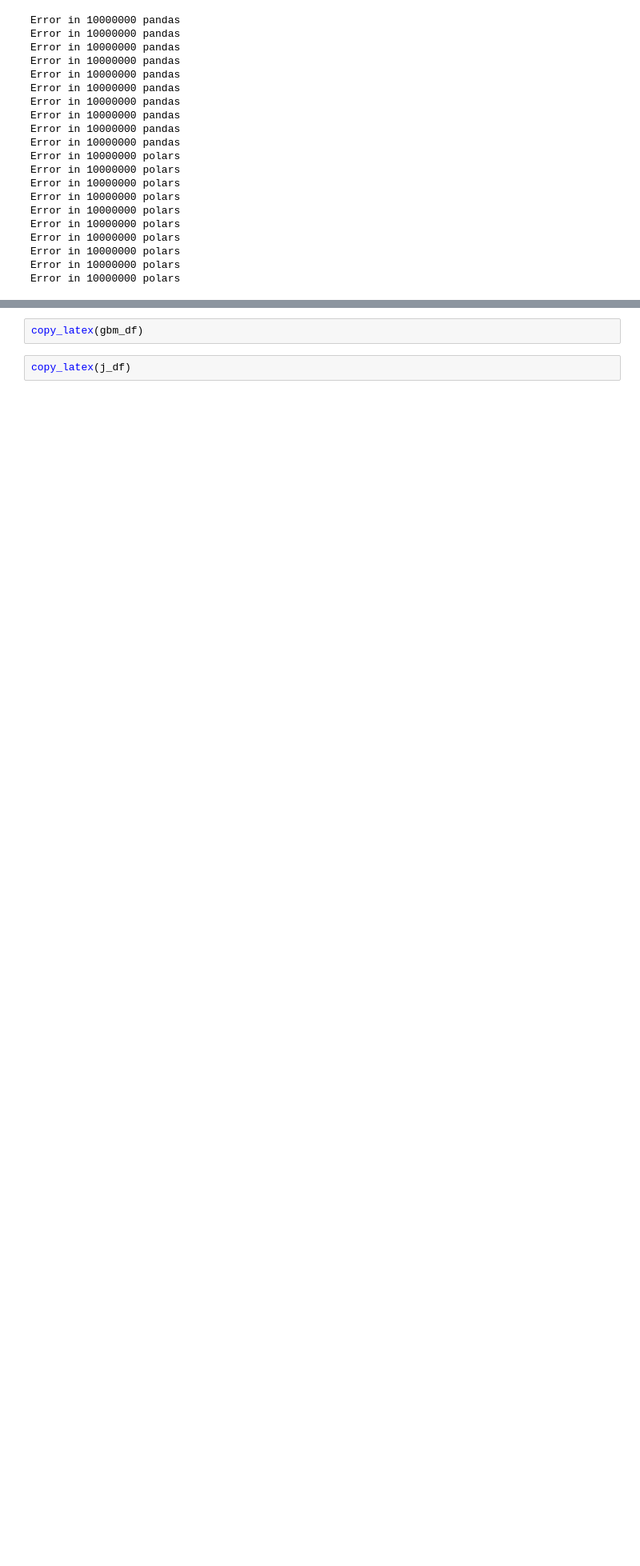
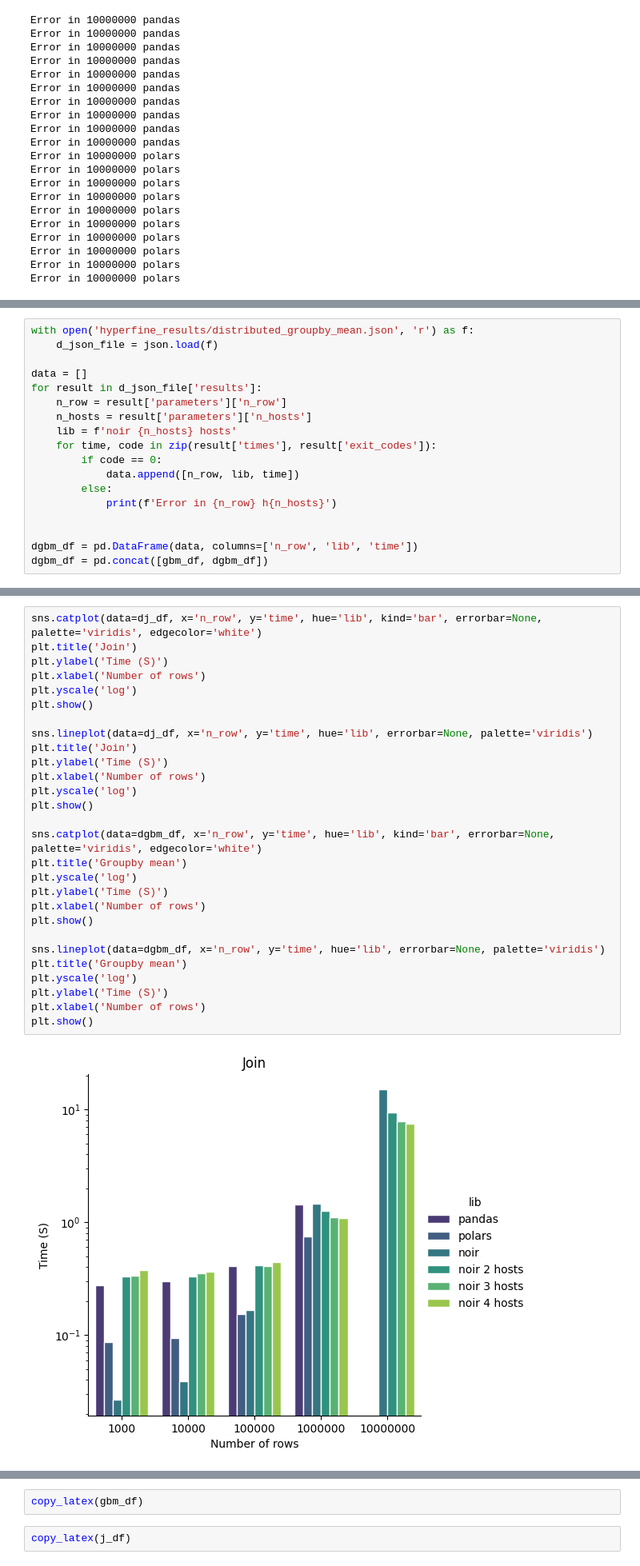
Before and after one commit to chinifabio/py-evaluation, a Jupyter notebook: hyperfine_analisys.ipynb, the cells around one changed output, grey strips where cells are left out. Shown at 80% size. Saved outputs shown, nothing was run; the diff lists cells and outputs as text; blank space fills up the shorter version.

```diff
--- a/hyperfine_analisys.ipynb
+++ b/hyperfine_analisys.ipynb
@@ -60,0 +105,18 @@ Error in 10000000 polars
+# %%
+with open('hyperfine_results/distributed_groupby_mean.json', 'r') as f:
+    d_json_file = json.load(f)
+
+data = []
+for result in d_json_file['results']:
+    n_row = result['parameters']['n_row']
+    n_hosts = result['parameters']['n_hosts']
+    lib = f'noir {n_hosts} hosts'
+    for time, code in zip(result['times'], result['exit_codes']):
+        if code == 0:
+            data.append([n_row, lib, time])
+        else:
+            print(f'Error in {n_row} h{n_hosts}')
+
+
+dgbm_df = pd.DataFrame(data, columns=['n_row', 'lib', 'time'])
+dgbm_df = pd.concat([gbm_df, dgbm_df])
@@ -60,0 +138,30 @@ Error in 10000000 polars
+# %%
+sns.catplot(data=dj_df, x='n_row', y='time', hue='lib', kind='bar', errorbar=None, palette='viridis', edgecolor='white')
+plt.title('Join')
+plt.ylabel('Time (S)')
+plt.xlabel('Number of rows')
+plt.yscale('log')
+plt.show()
+
+sns.lineplot(data=dj_df, x='n_row', y='time', hue='lib', errorbar=None, palette='viridis')
+plt.title('Join')
+plt.ylabel('Time (S)')
+plt.xlabel('Number of rows')
+plt.yscale('log')
+plt.show()
+
+sns.catplot(data=dgbm_df, x='n_row', y='time', hue='lib', kind='bar', errorbar=None, palette='viridis', edgecolor='white')
+plt.title('Groupby mean')
+plt.yscale('log')
+plt.ylabel('Time (S)')
+plt.xlabel('Number of rows')
+plt.show()
+
+sns.lineplot(data=dgbm_df, x='n_row', y='time', hue='lib', errorbar=None, palette='viridis')
+plt.title('Groupby mean')
+plt.yscale('log')
+plt.ylabel('Time (S)')
+plt.xlabel('Number of rows')
+plt.show()
+# %% [output]
+[figure, added]
```
Also changed, not shown: parts of 4 cells of this notebook, 20 other files.
